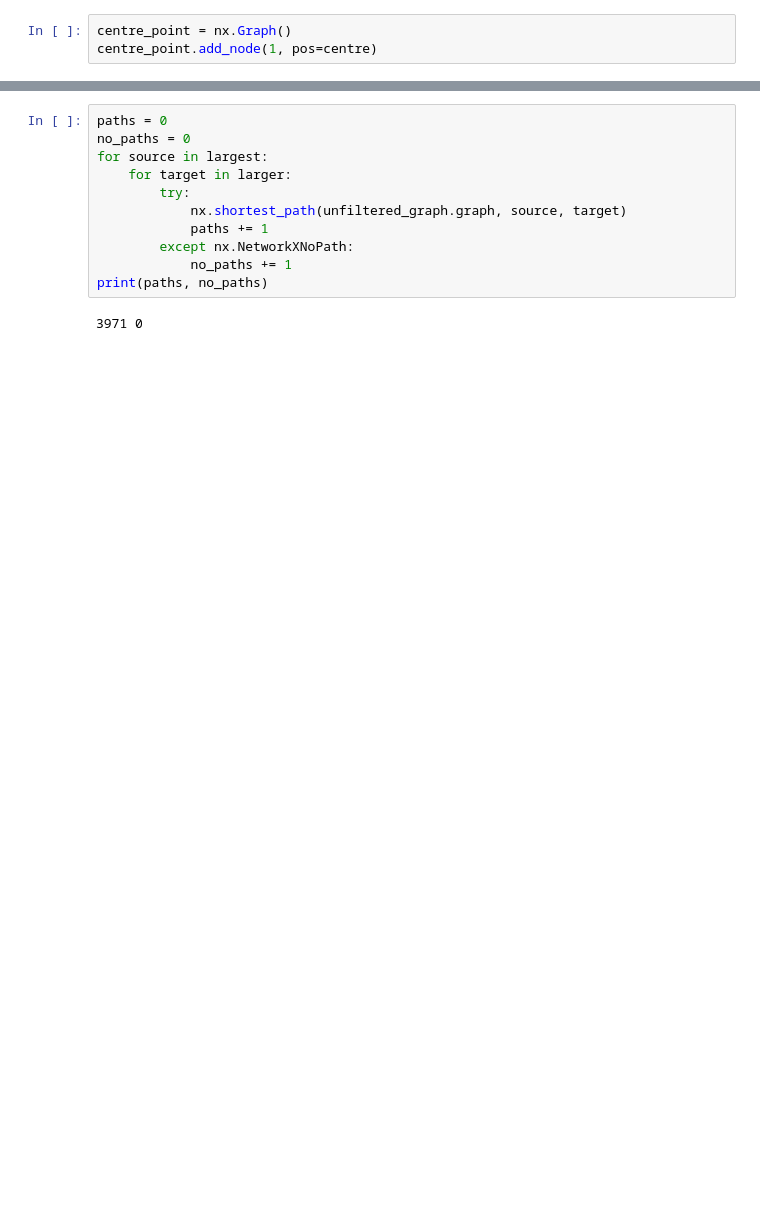
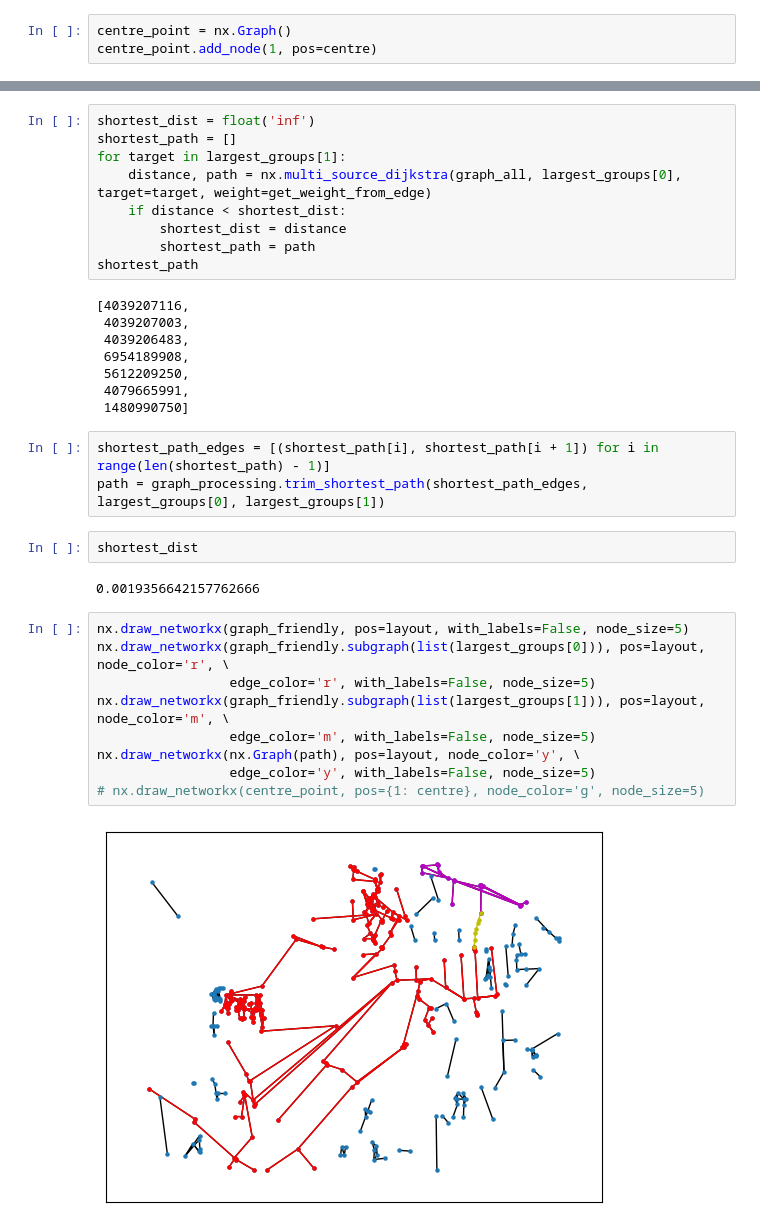
Before and after one commit to jxnw/cycle-routes, a Jupyter notebook: notebooks/shortest_path.ipynb, the cells around one changed output, grey strips where cells are left out. Cells and saved outputs as stored; diff of their text form; blank space fills up the shorter version.

```diff
--- a/notebooks/shortest_path.ipynb
+++ b/notebooks/shortest_path.ipynb
@@ -87,13 +67,35 @@ print(len(largest), len(larger))
-# %%
-paths = 0
-no_paths = 0
-for source in largest:
-    for target in larger:
-        try:
-            nx.shortest_path(unfiltered_graph.graph, source, target)
-            paths += 1
-        except nx.NetworkXNoPath:
-            no_paths += 1
-print(paths, no_paths)
-# %% [output]
-3971 0
+# %%
+shortest_dist = float('inf')
+shortest_path = []
+for target in largest_groups[1]:
+    distance, path = nx.multi_source_dijkstra(graph_all, largest_groups[0], target=target, weight=get_weight_from_edge)
+    if distance < shortest_dist:
+        shortest_dist = distance
+        shortest_path = path
+shortest_path
+# %% [output]
+[4039207116,
+ 4039207003,
+ 4039206483,
+ 6954189908,
+ 5612209250,
+ 4079665991,
+ 1480990750]
+# %%
+shortest_path_edges = [(shortest_path[i], shortest_path[i + 1]) for i in range(len(shortest_path) - 1)]
+path = graph_processing.trim_shortest_path(shortest_path_edges, largest_groups[0], largest_groups[1])
+# %%
+shortest_dist
+# %% [output]
+0.0019356642157762666
+# %%
+nx.draw_networkx(graph_friendly, pos=layout, with_labels=False, node_size=5)
+nx.draw_networkx(graph_friendly.subgraph(list(largest_groups[0])), pos=layout, node_color='r', \
+                 edge_color='r', with_labels=False, node_size=5)
+nx.draw_networkx(graph_friendly.subgraph(list(largest_groups[1])), pos=layout, node_color='m', \
+                 edge_color='m', with_labels=False, node_size=5)
+nx.draw_networkx(nx.Graph(path), pos=layout, node_color='y', \
+                 edge_color='y', with_labels=False, node_size=5)
+# nx.draw_networkx(centre_point, pos={1: centre}, node_color='g', node_size=5)
+# %% [output]
+[figure, added]
```
Also changed, not shown: parts of 22 cells of this notebook, 7 other files.
